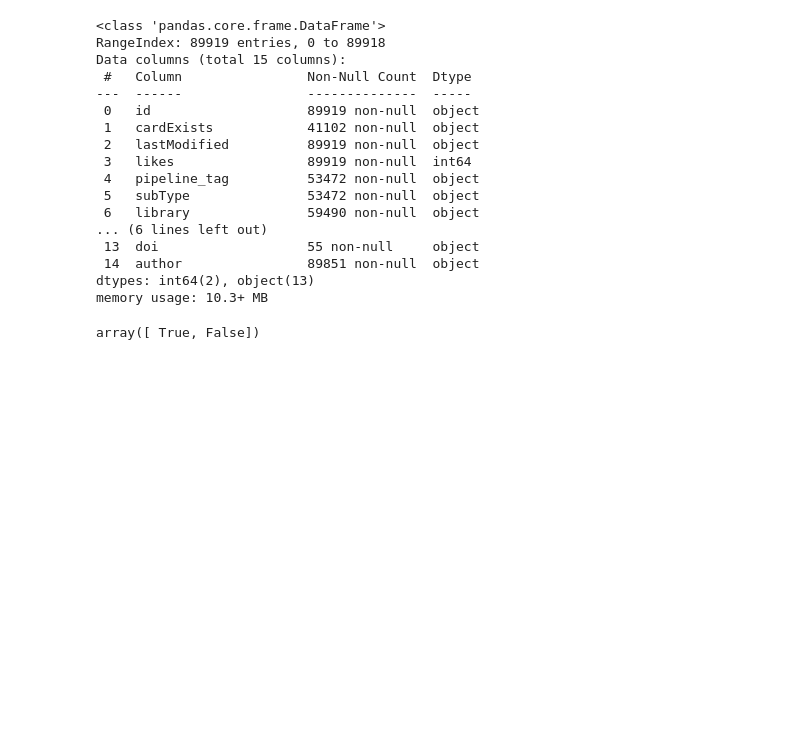
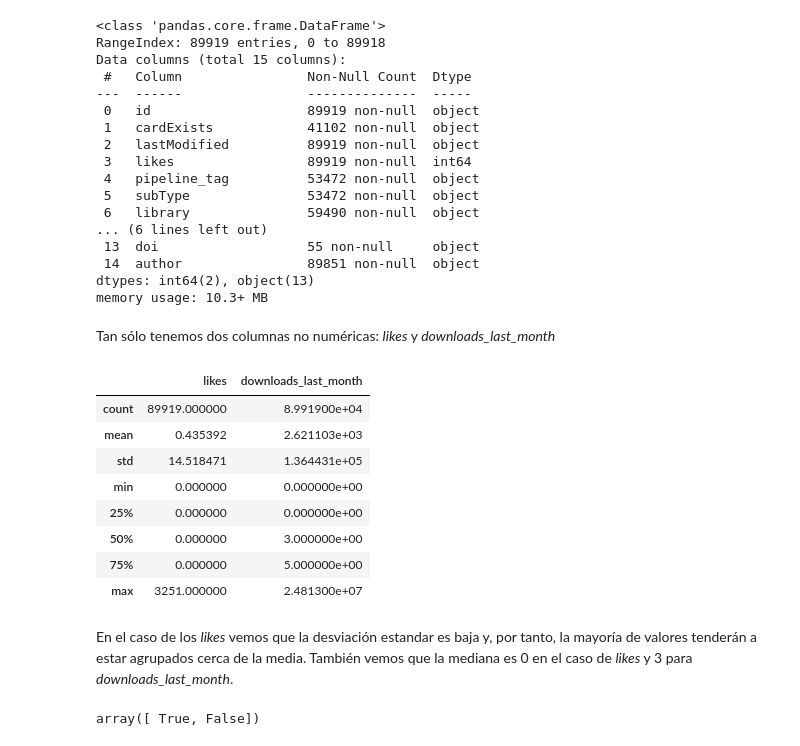
Before and after one commit to mgv99/data-cleaning, a Jupyter notebook: src/data-cleaning.ipynb, the cells around one changed output. Drawn from its saved outputs; the diff is of its cells as text; code cells hidden in the pictures; blank space fills up the shorter version.

```diff
--- a/src/data-cleaning.ipynb
+++ b/src/data-cleaning.ipynb
@@ -48,6 +52,22 @@ Data columns (total 15 columns):
  14  author                89851 non-null  object
 dtypes: int64(2), object(13)
 memory usage: 10.3+ MB
+# %% [markdown]
+Tan sólo tenemos dos columnas no numéricas: _likes_ y _downloads_last_month_
+# %%
+df.describe()
+# %% [output]
+|  | likes | downloads_last_month |
+| count | 89919.000000 | 8.991900e+04 |
+| mean | 0.435392 | 2.621103e+03 |
+| std | 14.518471 | 1.364431e+05 |
+| min | 0.000000 | 0.000000e+00 |
+| 25% | 0.000000 | 0.000000e+00 |
+| 50% | 0.000000 | 3.000000e+00 |
+| 75% | 0.000000 | 5.000000e+00 |
+| max | 3251.000000 | 2.481300e+07 |
+# %% [markdown]
+En el caso de los _likes_ vemos que la desviación estandar es baja y, por tanto, la mayoría de valores tenderán a estar agrupados cerca de la media. También vemos que la mediana es 0 en el caso de _likes_ y 3 para _downloads_last_month_.
 # %%
 # Replace null values in 'cardExists' by default boolean
 
```
Also changed, not shown: parts of 6 cells of this notebook.
